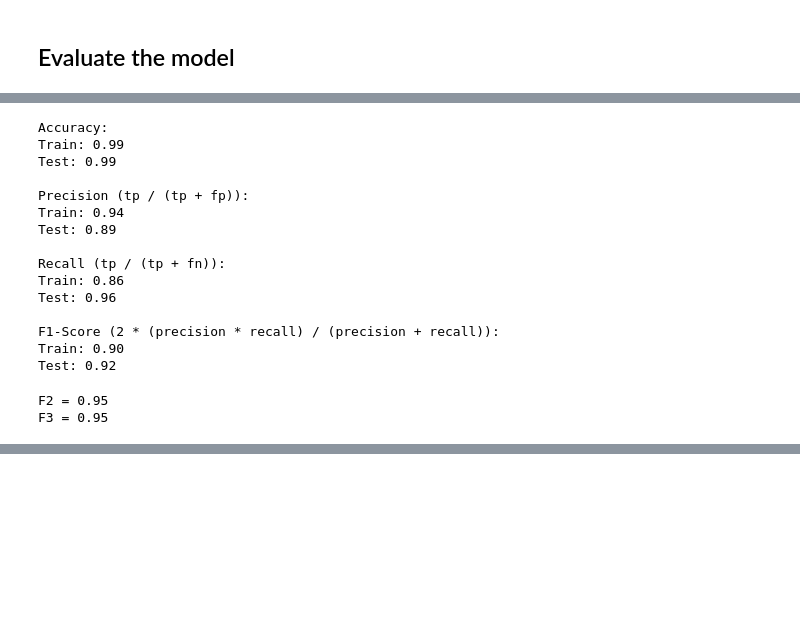
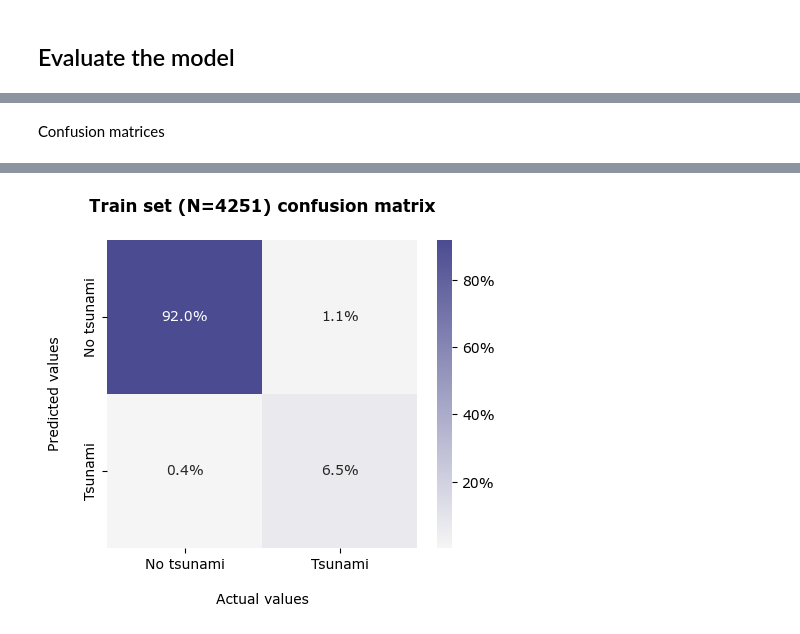
Before and after one commit to AlbertGallegoJimenez/TsunamiClassifier, a Jupyter notebook: notebook_tsunami.ipynb, the cells around one changed output, grey strips where cells are left out. Saved outputs shown, nothing was run; the diff lists cells and outputs as text; code cells hidden in the pictures; blank space fills up the shorter version.

```diff
--- a/notebook_tsunami.ipynb
+++ b/notebook_tsunami.ipynb
@@ -740,43 +511,31 @@ plt.savefig('test_confusion_matrix.png', dpi=600, bbox_inches='tight', transpare
-# %%
-# Print the metrics with the new threshold
-
-print('Accuracy:')
-print("Train: %.2f" % accuracy_score(y_train, y_train_pred))
-print("Test: %.2f" % accuracy_score(y_test, y_test_pred))
-
-print('\nPrecision (tp / (tp + fp)):')
-print("Train: %.2f" % precision_score(y_train, y_train_pred))
-print("Test: %.2f" % precision_score(y_test, y_test_pred))
-
-print('\nRecall (tp / (tp + fn)):')
-print("Train: %.2f" % recall_score(y_train, y_train_pred))
-print("Test: %.2f" % recall_score(y_test, y_test_pred))
-
-print('\nF1-Score (2 * (precision * recall) / (precision + recall)):')
-print("Train: %.2f" % f1_score(y_train, y_train_pred))
-print("Test: %.2f" % f1_score(y_test, y_test_pred))
-# %% [output]
-Accuracy:
-Train: 0.99
-Test: 0.99
-
-Precision (tp / (tp + fp)):
-Train: 0.94
-Test: 0.89
-
-Recall (tp / (tp + fn)):
-Train: 0.86
-Test: 0.96
-
-F1-Score (2 * (precision * recall) / (precision + recall)):
-Train: 0.90
-Test: 0.92
-# %%
-from sklearn.metrics import fbeta_score
-
-# Compute the Fbeta score
-print(f'F2 = {fbeta_score(y_test, y_test_pred, beta=2):.2f}')
-print(f'F3 = {fbeta_score(y_test, y_test_pred, beta=3):.2f}')
-# %% [output]
-F2 = 0.95
-F3 = 0.95
+# %% [markdown]
+Confusion matrices
+# %%
+from sklearn.metrics import confusion_matrix
+
+# Predict the train set
+y_train_pred = adjusted_classes(model.predict(X_train)[:, 0])
+
+# Generate the confusion matrix
+cf_matrix = confusion_matrix(y_train_pred, y_train)
+
+plt.figure(figsize=(5, 4))
+ax = sns.heatmap(cf_matrix / np.sum(cf_matrix),
+                 annot=True, cmap='PCM_Purple_r', fmt='.1%')
+ax.set_title('Train set (N=%.f) confusion matrix\n' % X_train.shape[0],
+             fontsize=12, weight='bold')
+ax.set_xlabel('\nActual values', fontsize=10)
+ax.set_ylabel('Predicted values\n', fontsize=10)
+
+# Tick labels
+ax.xaxis.set_ticklabels(['No tsunami', 'Tsunami'])
+ax.yaxis.set_ticklabels(['No tsunami', 'Tsunami'], va='center')
+
+# Colorbar label ticks
+colorbar = ax.collections[0].colorbar
+ticks = colorbar.ax.get_yticks()
+ticks = [str(int(tick*100)) + '%' for tick in ticks]
+colorbar.set_ticklabels(ticks)
+
+plt.grid()
+# %% [output]
@@ -782,0 +543 @@ F3 = 0.95
+[figure, added]
```
Also changed, not shown: parts of 61 cells of this notebook.
